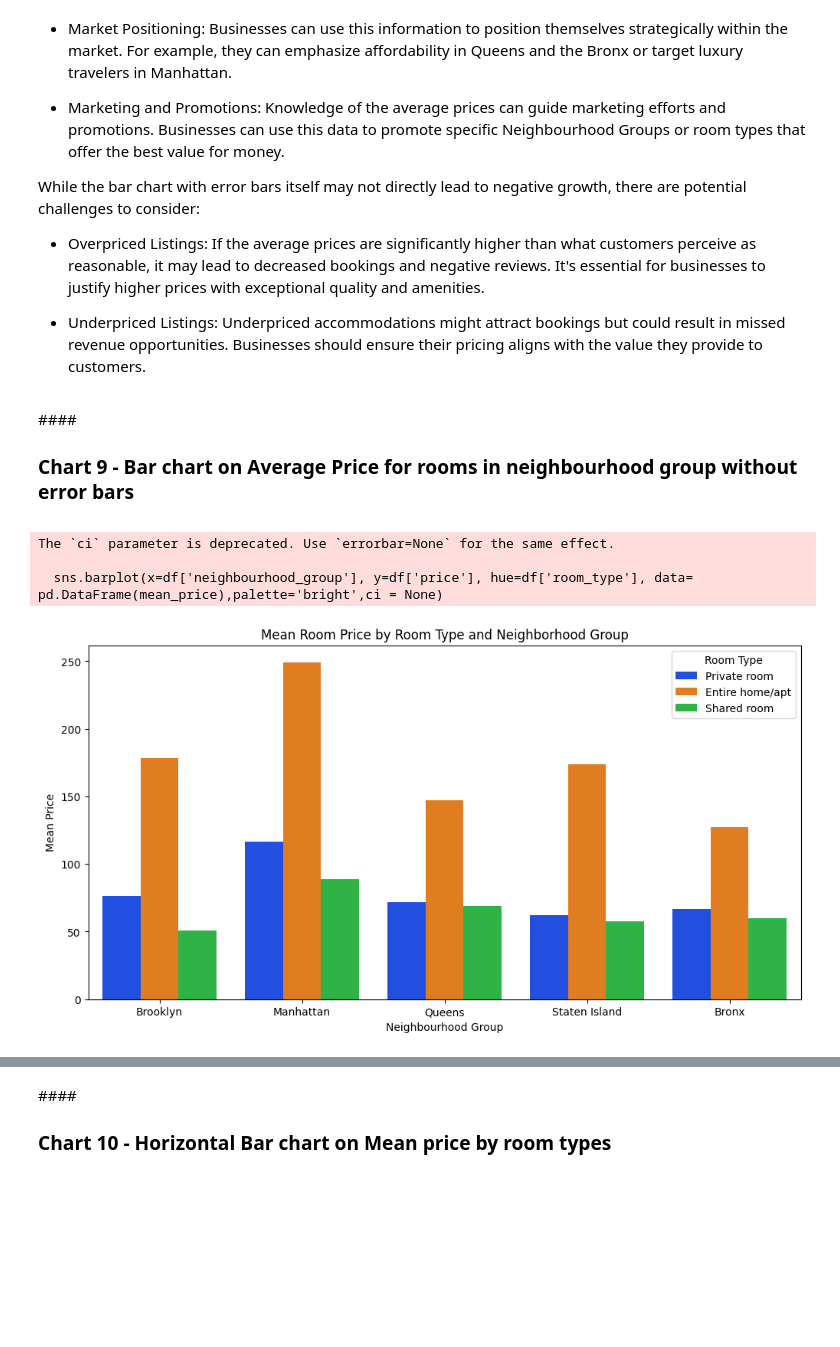
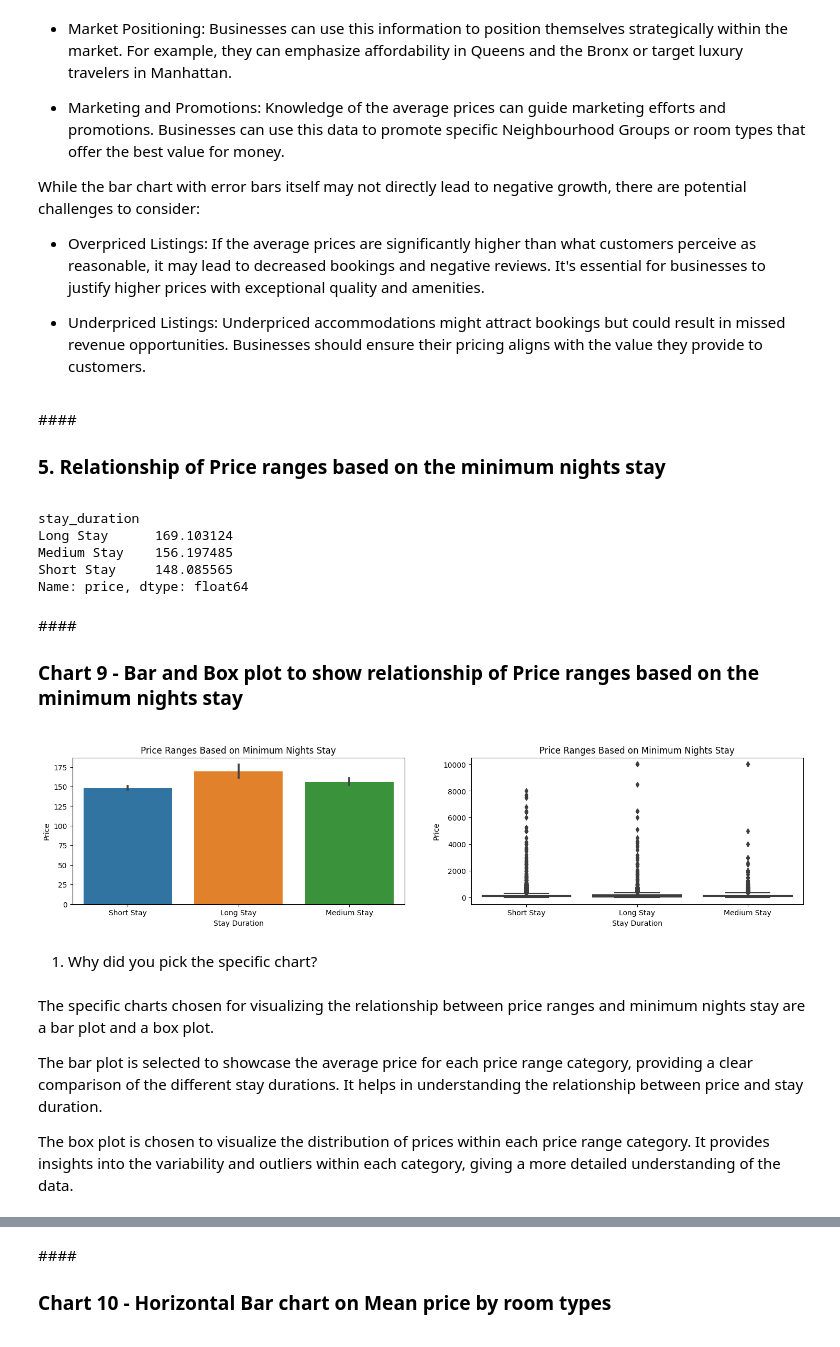
Before and after one commit to Pranita1994/EDA_Project, a Jupyter notebook: AirBnb_Bookings_Analysis.ipynb, the cells around one changed output, grey strips where cells are left out. Cells and saved outputs as stored; diff of their text form; code cells hidden in the pictures; blank space fills up the shorter version.

```diff
--- a/AirBnb_Bookings_Analysis.ipynb
+++ b/AirBnb_Bookings_Analysis.ipynb
@@ -841,18 +841,51 @@ While the bar chart with error bars itself may not directly lead to negative gro
 *   Overpriced Listings: If the average prices are significantly higher than what customers perceive as reasonable, it may lead to decreased bookings and negative reviews. It's essential for businesses to justify higher prices with exceptional quality and amenities.
 
 *  Underpriced Listings: Underpriced accommodations might attract bookings but could result in missed revenue opportunities. Businesses should ensure their pricing aligns with the value they provide to customers.
-# %% [markdown]
-####<h3>Chart 9 - Bar chart on Average Price for rooms in neighbourhood group without error bars </h3>
-# %%
-plt.figure(figsize=(12, 6))
-sns.barplot(x=df['neighbourhood_group'], y=df['price'], hue=df['room_type'], data= pd.DataFrame(mean_price),palette='bright',ci = None)
-plt.title('Mean Room Price by Room Type and Neighborhood Group')
-plt.xlabel('Neighbourhood Group')
-plt.ylabel('Mean Price')
-plt.legend(title='Room Type', loc='upper right')
-plt.show()
-# %% [output]
-The `ci` parameter is deprecated. Use `errorbar=None` for the same effect.
-
-  sns.barplot(x=df['neighbourhood_group'], y=df['price'], hue=df['room_type'], data= pd.DataFrame(mean_price),palette='bright',ci = None)
-[figure, removed]
+# %% [markdown]
+####<h3>5. Relationship of Price ranges based on the minimum nights stay</h3>
+# %%
+def price_range(nights):
+    if nights <= 3:
+        return 'Short Stay'
+    elif 3 < nights <= 7:
+        return 'Medium Stay'
+    else:
+        return 'Long Stay'
+
+df['stay_duration'] = df['minimum_nights'].apply(price_range)
+price_range_avg_price = df.groupby('stay_duration')['price'].mean()
+print(price_range_avg_price)
+# %% [output]
+stay_duration
+Long Stay      169.103124
+Medium Stay    156.197485
+Short Stay     148.085565
+Name: price, dtype: float64
+# %% [markdown]
+####<h3>Chart 9 - Bar and Box plot to show relationship of Price ranges based on the minimum nights stay </h3>
+# %%
+# Bar Plot
+plt.figure(figsize=(18, 8))
+plt.subplot(2,2,1)
+sns.barplot(x='stay_duration', y='price', data=df)
+plt.title('Price Ranges Based on Minimum Nights Stay')
+plt.xlabel('Stay Duration')
+plt.ylabel('Price')
+
+# Box Plot
+plt.subplot(2,2,2)
+sns.boxplot(x='stay_duration', y='price', data=df)
+plt.title('Price Ranges Based on Minimum Nights Stay')
+plt.xlabel('Stay Duration')
+plt.ylabel('Price')
+plt.show()
+# %% [output]
+[figure, added]
+# %% [markdown]
+1.  Why did you pick the specific chart?
+# %% [markdown]
+The specific charts chosen for visualizing the relationship between price ranges and minimum nights stay are a bar plot and a box plot.
+
+The bar plot is selected to showcase the average price for each price range category, providing a clear comparison of the different stay durations. It helps in understanding the relationship between price and stay duration.
+
+The box plot is chosen to visualize the distribution of prices within each price range category. It provides insights into the variability and outliers within each category, giving a more detailed understanding of the data.
```
Also changed, not shown: parts of 15 cells of this notebook.
